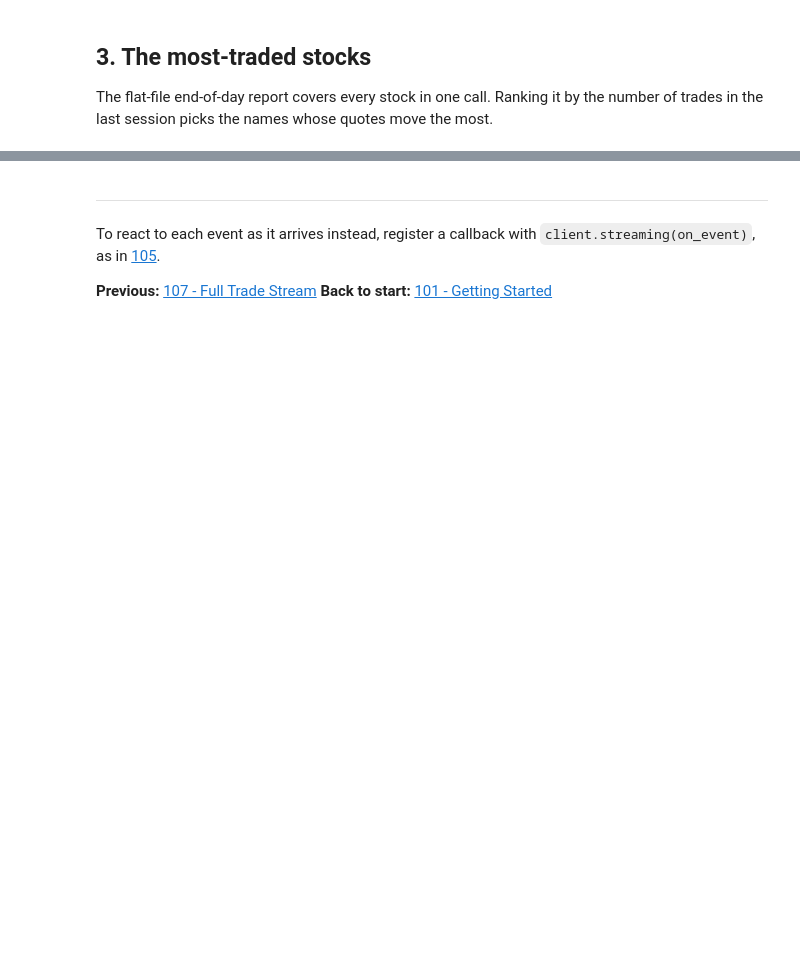
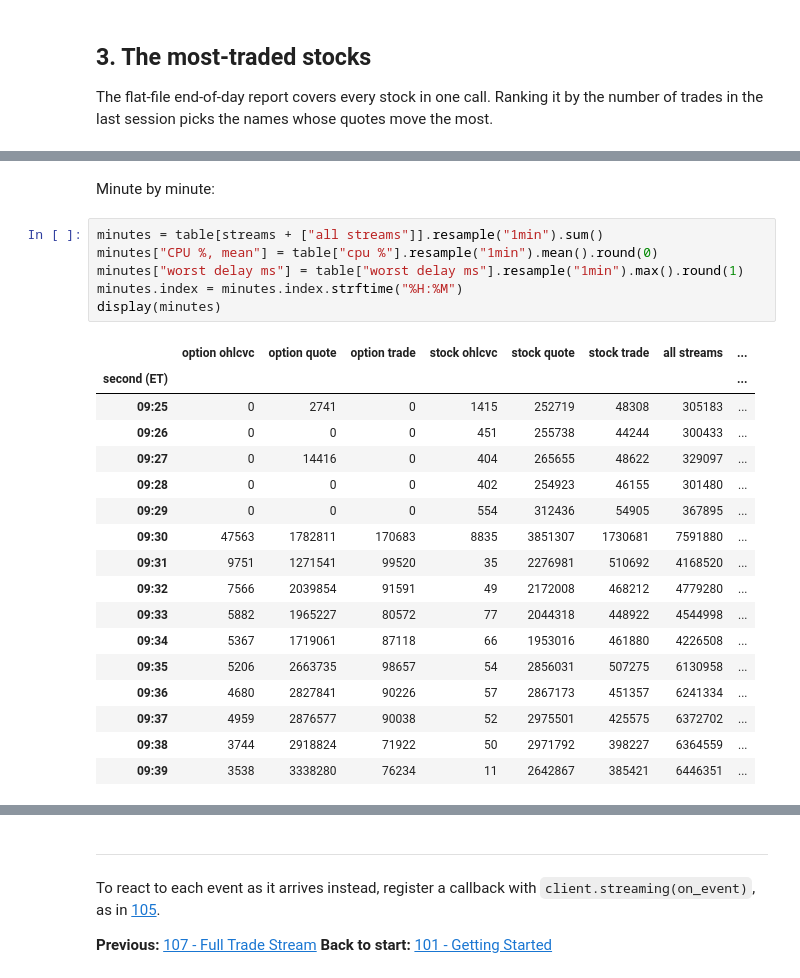
Before and after one commit to userFRM/ThetaDataDx, a Jupyter notebook: notebooks/108_full_chain_stream.ipynb, the cells around one changed output, grey strips where cells are left out. Cells and saved outputs as stored; diff of their text form; blank space fills up the shorter version.

```diff
--- a/notebooks/108_full_chain_stream.ipynb
+++ b/notebooks/108_full_chain_stream.ipynb
@@ -174 +278,27 @@ print(f"dropped events             {dropped:,}")
+# %% [markdown]
+Minute by minute:
+# %%
+minutes = table[streams + ["all streams"]].resample("1min").sum()
+minutes["CPU %, mean"] = table["cpu %"].resample("1min").mean().round(0)
+minutes["worst delay ms"] = table["worst delay ms"].resample("1min").max().round(1)
+minutes.index = minutes.index.strftime("%H:%M")
+display(minutes)
+# %% [output]
+|  | option ohlcvc | option quote | option trade | stock ohlcvc | stock quote | stock trade | all streams | ... |
+| second (ET) |  |  |  |  |  |  |  | ... |
+| 09:25 | 0 | 2741 | 0 | 1415 | 252719 | 48308 | 305183 | ... |
+| 09:26 | 0 | 0 | 0 | 451 | 255738 | 44244 | 300433 | ... |
+| 09:27 | 0 | 14416 | 0 | 404 | 265655 | 48622 | 329097 | ... |
+| 09:28 | 0 | 0 | 0 | 402 | 254923 | 46155 | 301480 | ... |
+| 09:29 | 0 | 0 | 0 | 554 | 312436 | 54905 | 367895 | ... |
+| 09:30 | 47563 | 1782811 | 170683 | 8835 | 3851307 | 1730681 | 7591880 | ... |
+| 09:31 | 9751 | 1271541 | 99520 | 35 | 2276981 | 510692 | 4168520 | ... |
+| 09:32 | 7566 | 2039854 | 91591 | 49 | 2172008 | 468212 | 4779280 | ... |
+| 09:33 | 5882 | 1965227 | 80572 | 77 | 2044318 | 448922 | 4544998 | ... |
+| 09:34 | 5367 | 1719061 | 87118 | 66 | 1953016 | 461880 | 4226508 | ... |
+| 09:35 | 5206 | 2663735 | 98657 | 54 | 2856031 | 507275 | 6130958 | ... |
+| 09:36 | 4680 | 2827841 | 90226 | 57 | 2867173 | 451357 | 6241334 | ... |
+| 09:37 | 4959 | 2876577 | 90038 | 52 | 2975501 | 425575 | 6372702 | ... |
+| 09:38 | 3744 | 2918824 | 71922 | 50 | 2971792 | 398227 | 6364559 | ... |
+| 09:39 | 3538 | 3338280 | 76234 | 11 | 2642867 | 385421 | 6446351 | ... |
 # %%
```
Also changed, not shown: parts of 15 cells of this notebook, 1 other file.
